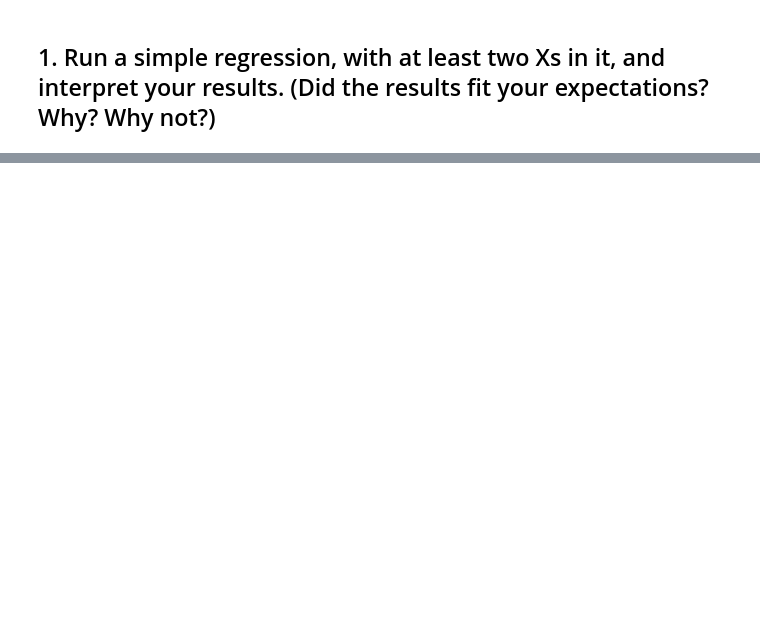
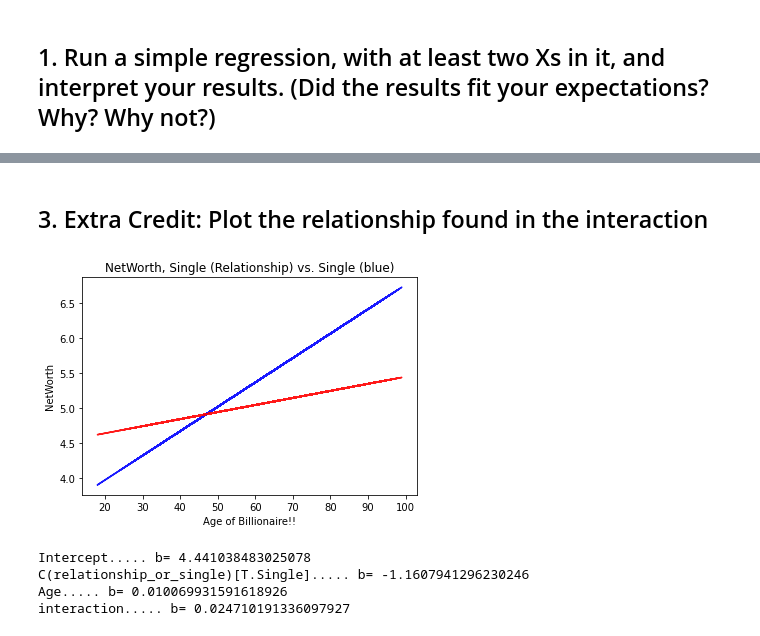
Before and after one commit to srhoads/learn, a Jupyter notebook: courses/data_analysis_python/lab3/lab4.ipynb, the cells around one changed output, grey strips where cells are left out. Cells and saved outputs as stored; diff of their text form; code cells hidden in the pictures; blank space fills up the shorter version.

```diff
--- a/courses/data_analysis_python/lab3/lab4.ipynb
+++ b/courses/data_analysis_python/lab3/lab4.ipynb
@@ -74,0 +60,9 @@ df
+# %%
+df = df.assign(education_status = df.Education.str.replace('.*(Drop Out|Bachelor|Master|Doctor|High School).*', '\\1', regex=True),
+               high_ed_grad = df.Education.apply(lambda s: 'Higher Education Grad' if s in [''] else 'No Higher Education Grad'),
+               relationship_or_single = df.Status.astype(str).replace({'(Widowed$|Separated|Single|Divorced).*':'Single', '(Widowed,|In|Married|Engaged|Remarried).*':'In Relationship'}, regex=True).replace({'nan': np.nan}),
+              )
+print(df.Status.value_counts())
+print(df.relationship_or_single.value_counts())
+print(df.education_status.value_counts())
+df
@@ -79,0 +153,3 @@ My initial hypothesis is that individuals who live in the US and who are older h
+# %%
+lm3 = smf.ols(formula = 'NetWorth ~ Age * C(relationship_or_single)', data = df, subset = ((df['relationship_or_single']== 'In Relationship') | (df['relationship_or_single']== 'Single'))).fit()
+print (lm3.summary())
@@ -79,0 +178,21 @@ My initial hypothesis is that individuals who live in the US and who are older h
+# %% [markdown]
+## 3. Extra Credit: Plot the relationship found in the interaction
+# %%
+plt.plot(df["Age"], lm3.params[0] + lm3.params[1] * 1 + lm3.params[2] * df["Age"] + lm3.params[3] * 1 * df["Age"], 'b', label = 'America', alpha = 0.9)
+plt.plot(df["Age"], lm3.params[0] + lm3.params[1] * 0 + lm3.params[2] * df["Age"] + lm3.params[3] * 0 * df["Age"], 'r', label = 'China', alpha = 0.9)
+plt.title("NetWorth, Single (Relationship) vs. Single (blue)")
+plt.xlabel("Age of Billionaire!!")
+plt.ylabel("NetWorth")
+plt.show()
+# %% [output]
+[figure, added]
+# %%
+print("Intercept..... b=", lm3.params[0])
+print("C(relationship_or_single)[T.Single]..... b=", lm3.params[1])
+print("Age..... b=", lm3.params[2])
+print("interaction..... b=", lm3.params[3])
+# %% [output]
+Intercept..... b= 4.441038483025078
+C(relationship_or_single)[T.Single]..... b= -1.1607941296230246
+Age..... b= 0.010069931591618926
+interaction..... b= 0.024710191336097927
```
Also changed, not shown: parts of 11 cells of this notebook, 5 other files.
